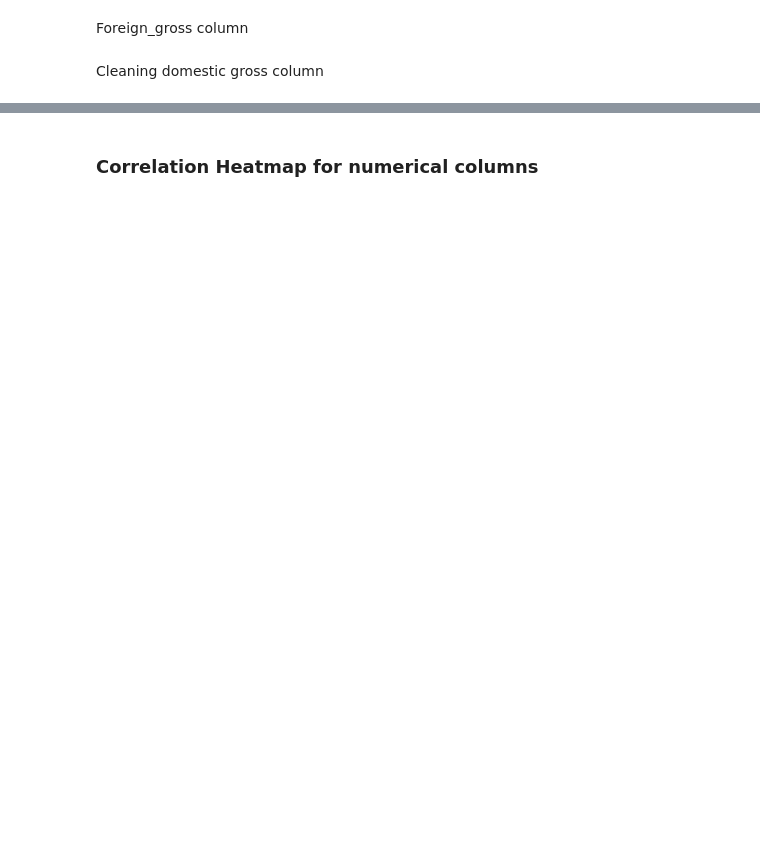
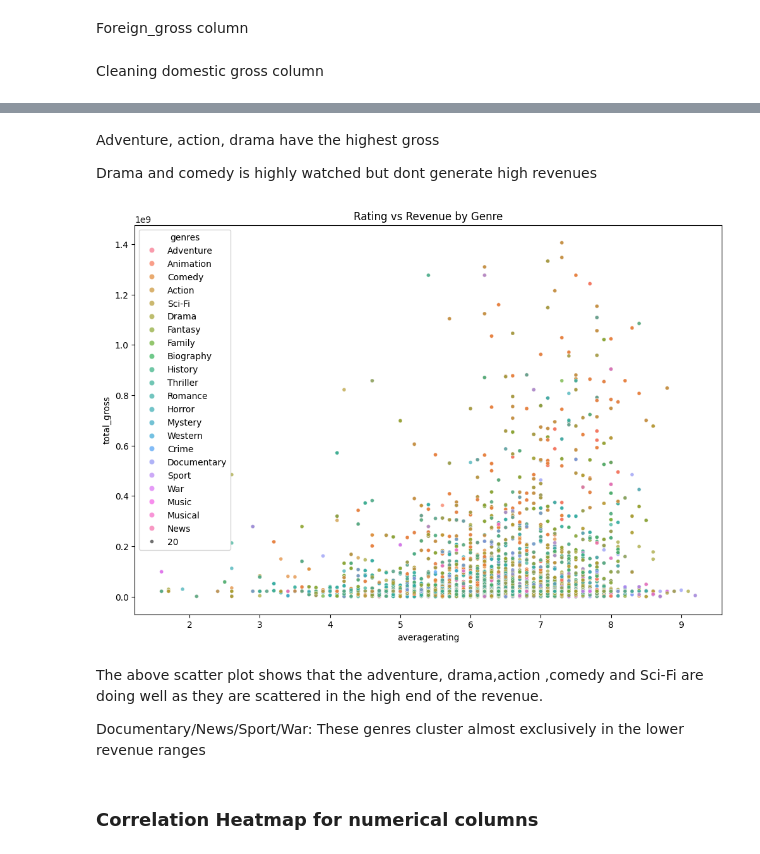
Before and after one commit to Marian-amo/Box-Office-Market-Analysis, a Jupyter notebook: index.ipynb, the cells around one changed output, grey strips where cells are left out. Saved outputs shown, nothing was run; the diff lists cells and outputs as text; code cells hidden in the pictures; blank space fills up the shorter version.

```diff
--- a/index.ipynb
+++ b/index.ipynb
@@ -547,3 +652,19 @@ Name: genres, Length: 6978, dtype: object
+# %% [markdown]
+Adventure, action, drama have the highest gross
+
+Drama and comedy is highly watched but dont generate high revenues
+# %%
+# genre vs rating
+plt.figure(figsize=(12, 8))
+sns.scatterplot(data=merged_df, x="averagerating", y="total_gross", hue="genres", alpha=0.7, size=20)
+plt.title("Rating vs Revenue by Genre")
+plt.show()
+# %% [output]
+[figure, added]
+# %% [markdown]
+The above scatter plot shows that the adventure, drama,action ,comedy and Sci-Fi are doing well as they are scattered in the high end of the revenue.
+
+Documentary/News/Sport/War: These genres cluster almost exclusively in the lower revenue ranges
 # %% [markdown]
 ### Correlation Heatmap for numerical columns
 # %%
```
Also changed, not shown: parts of 30 cells of this notebook.
